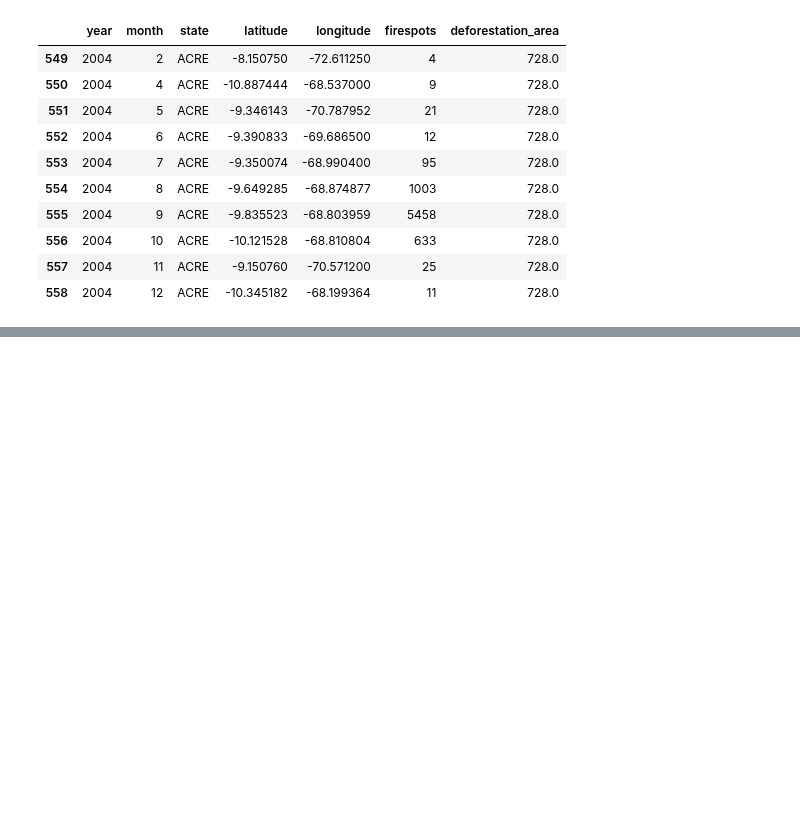
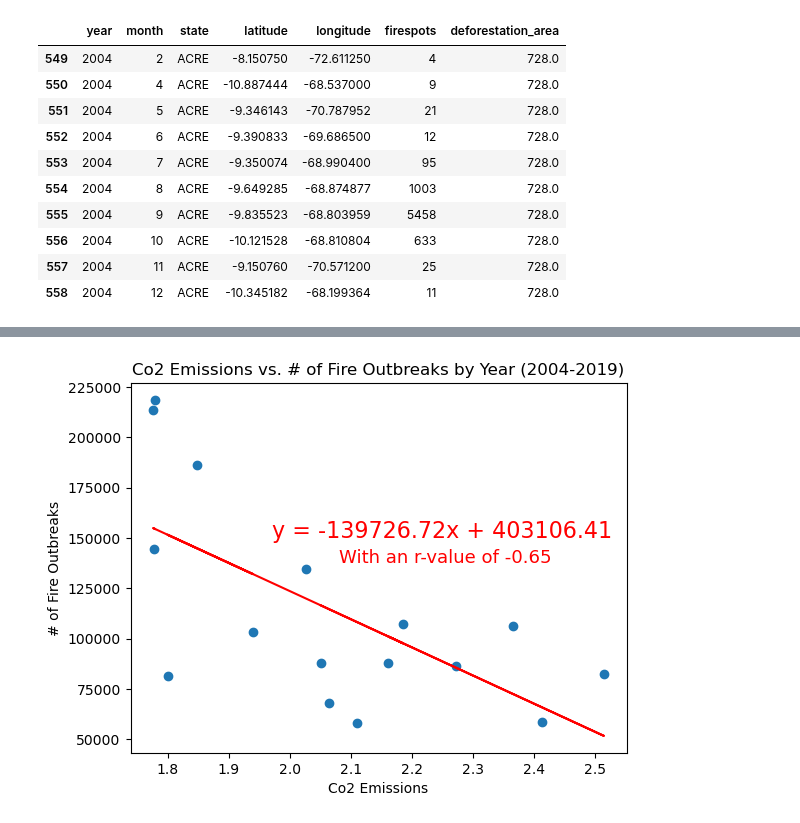
Before and after one commit to Xthe23/Amazon-Deforestation-and-CO2-Emissions, a Jupyter notebook: main.ipynb, the cells around one changed output, grey strips where cells are left out. Saved outputs shown, nothing was run; the diff lists cells and outputs as text; code cells hidden in the pictures; blank space fills up the shorter version.

```diff
--- a/main.ipynb
+++ b/main.ipynb
@@ -159,0 +210,28 @@ co2_emissions_pivoted
+# %%
+#-------------------------------------------------------------
+#              CO2 EMISSIONS VS FIRE OUTBREAKS
+#-------------------------------------------------------------
+
+# Defining our comparison values
+emissions_mean = co2_emissions_pivoted['Brazil']
+
+# Finding values for our linear regression and the resulting fit
+slope, intercept, rvalue, pvalue, stderr = st.linregress(emissions_mean,outbreaks_mean)
+fit = slope * emissions_mean + intercept
+
+# Creating annotated information
+line_eq = f'y = {str(round(slope,2))}x + {str(round(intercept,2))}'
+r_value = f'With an r-value of {round(st.pearsonr(emissions_mean, outbreaks_mean)[0], 2)}'
+
+# Plotting and formatting our comparison data
+plt.scatter(emissions_mean, outbreaks_mean)
+plt.xlabel('Co2 Emissions')
+plt.ylabel('# of Fire Outbreaks')
+plt.title('Co2 Emissions vs. # of Fire Outbreaks by Year (2004-2019)')
+plt.plot(emissions_mean, fit, '-', color='r')
+plt.annotate(line_eq, (1.97, 150000), color = 'r', fontsize = 16)
+plt.annotate(r_value, (2.08, 137500), color = 'r', fontsize = 13)
+
+plt.show()
+# %% [output]
+[figure, added]
```
Also changed, not shown: parts of 15 cells of this notebook.
